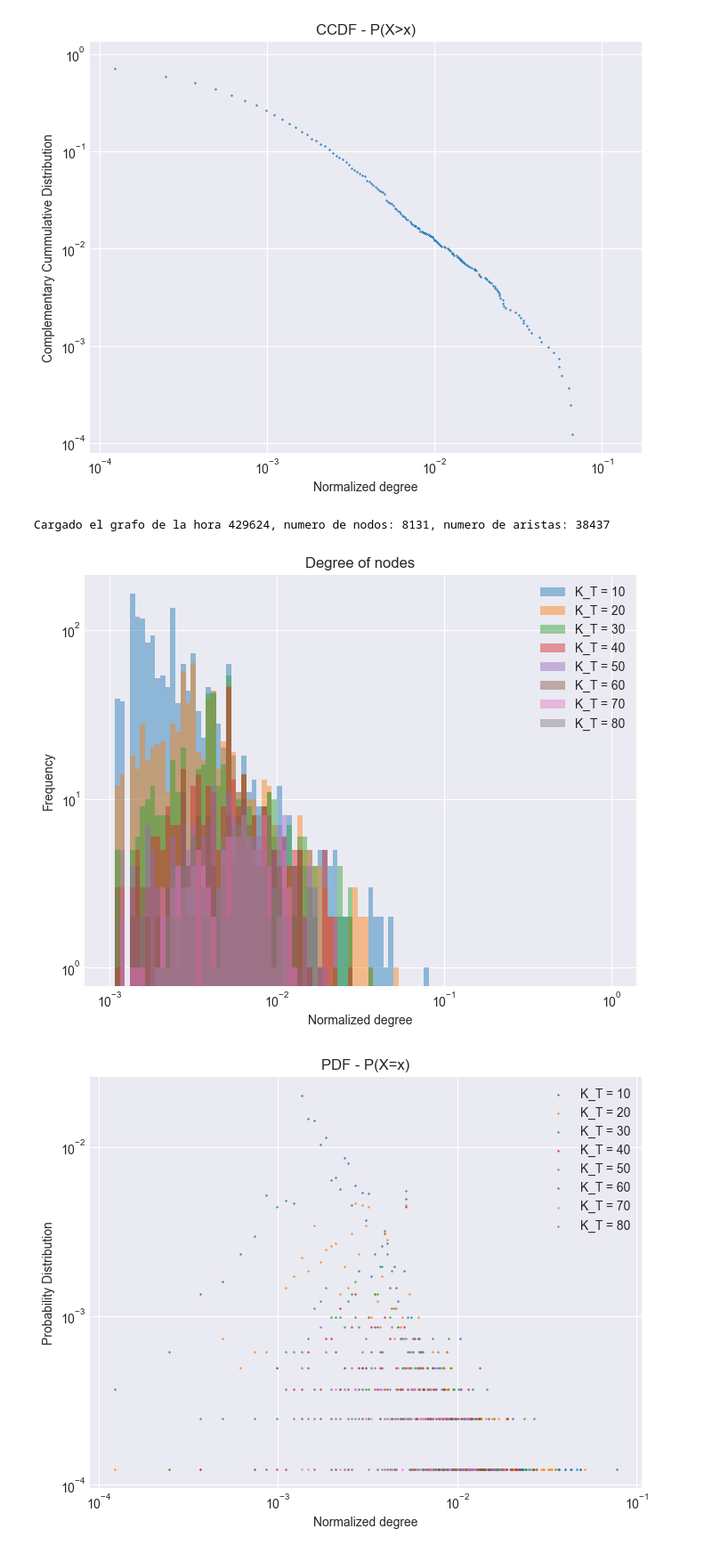
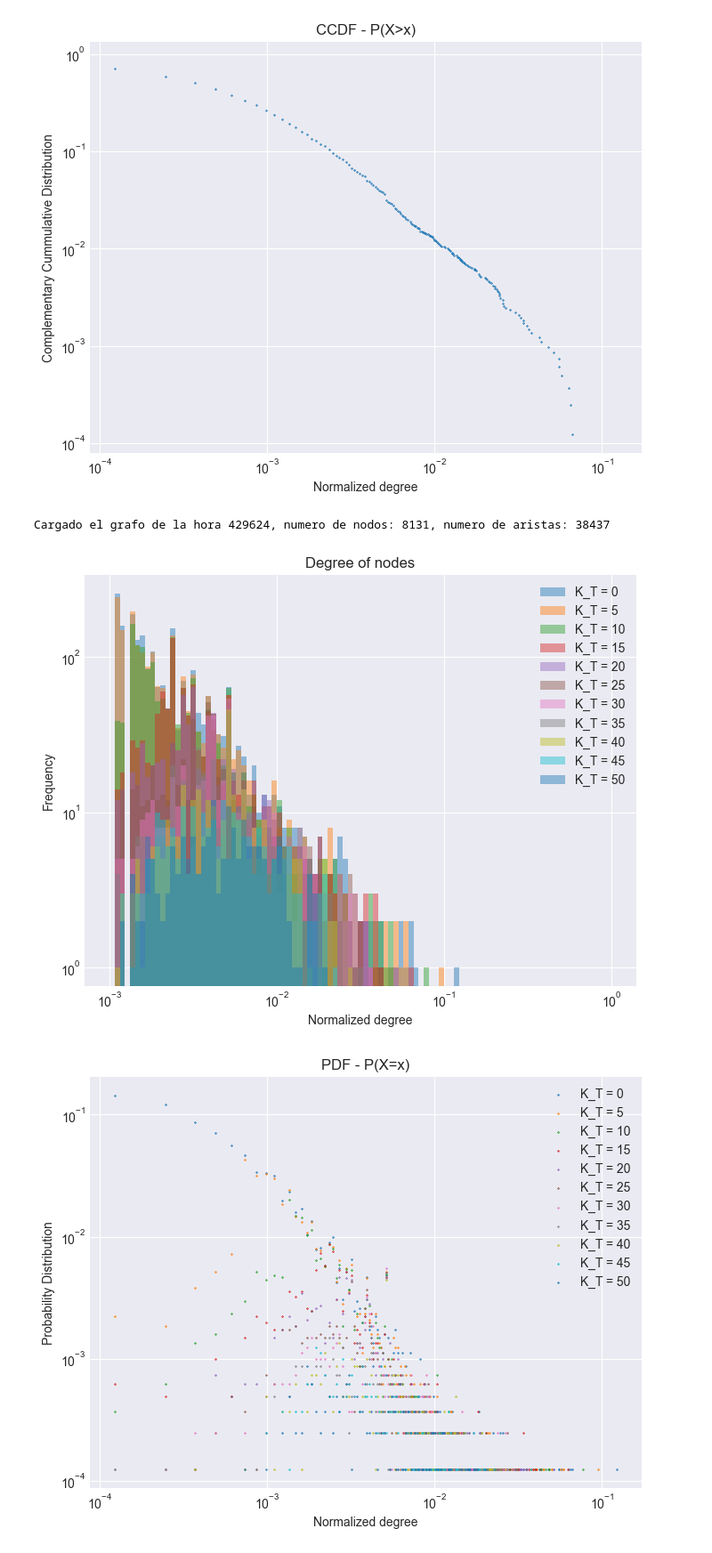
Before and after one commit to Manusua/Social_Manifestations_Fractal, a Jupyter notebook: degree_distribution.ipynb, the cells around one changed output. Shown: that part at 89% size. Saved outputs shown, nothing was run; the diff lists cells and outputs as text; code cells hidden in the pictures.

```diff
--- a/degree_distribution.ipynb
+++ b/degree_distribution.ipynb
@@ -68,8 +68,8 @@ def calc_plot_degree_distributions_tres(name_graph, graphs_folder, plots_folder,
 # %%
 graphs_folder, plots_folder = get_paths(MODE, MANIFESTACION, metric="degree")
 
-calc_plot_degree_distributions_tres(hora, graphs_folder, plots_folder, arr_kt_plot=[10,20,30,40,50,60,70,80])
+calc_plot_degree_distributions_tres(hora, graphs_folder, plots_folder, arr_kt_plot=[0,5,10,15,20,25,30,35,40,45,50])
 # %% [output]
 Cargado el grafo de la hora 429624, numero de nodos: 8131, numero de aristas: 38437
-[figure, old version]
+[figure, new version]
-[figure, old version]
+[figure, new version]
```
Also changed, not shown: parts of 1 cell of this notebook, 18 other files.
